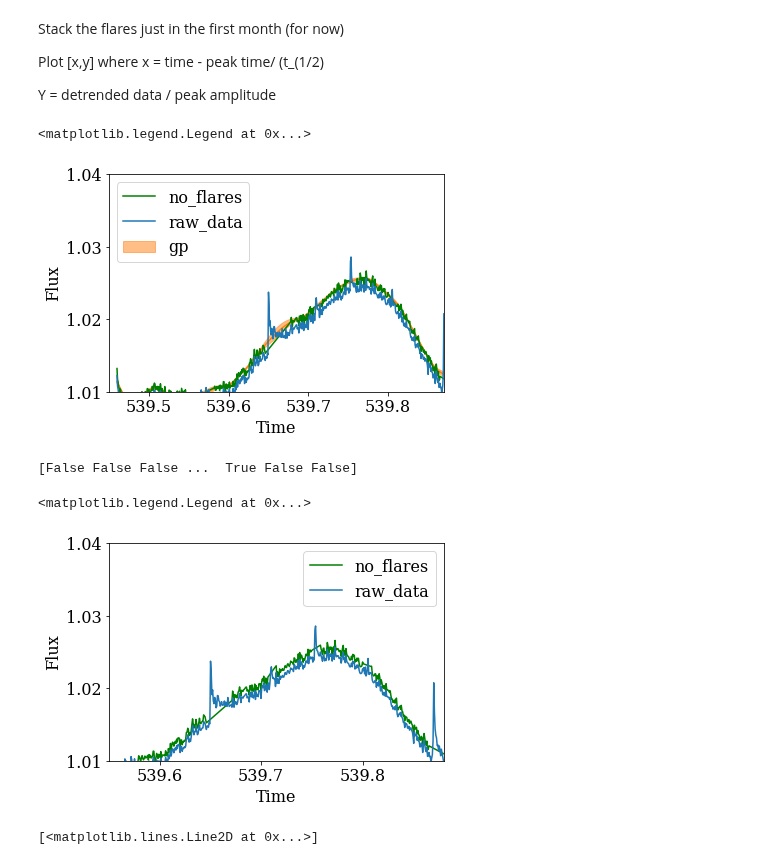
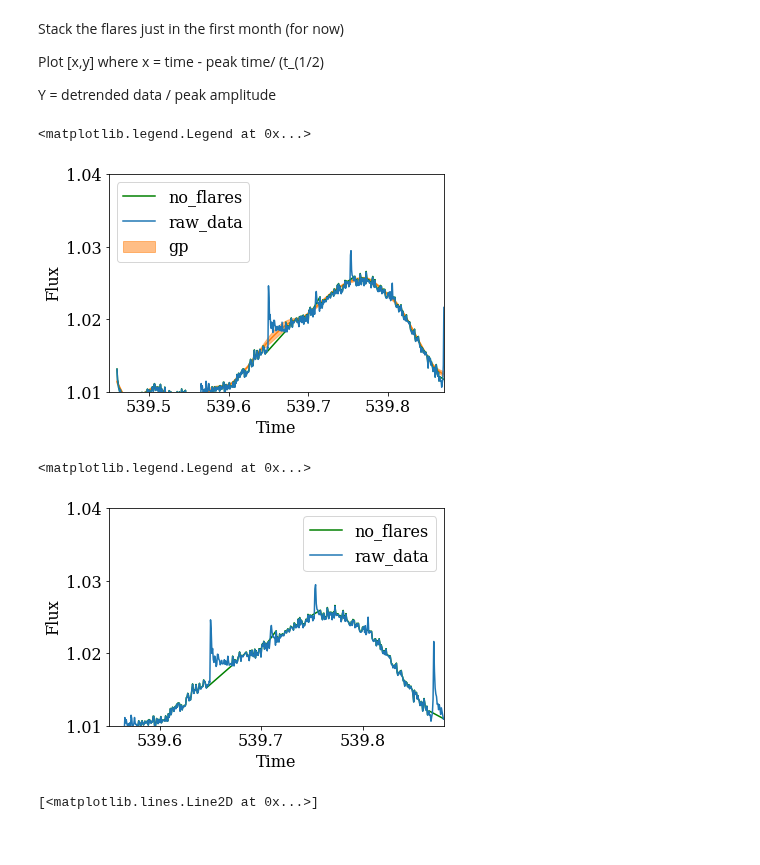
Before and after one commit to lupitatovar/flares, a Jupyter notebook: notebooks/stacked_flares.ipynb, the cells around one changed output. Cells and saved outputs as stored; diff of their text form; code cells hidden in the pictures.

```diff
--- a/notebooks/stacked_flares.ipynb
+++ b/notebooks/stacked_flares.ipynb
@@ -157,5 +157,13 @@ month2 = 1+((gj1243_collection[1].PDCSAP_FLUX.flux[no_flare_un_mes]  - np.nanmed
 #month3 = 1+((gj1243_collection[2].PDCSAP_FLUX.flux - np.nanmedian(gj1243_collection[2].PDCSAP_FLUX.flux))/(np.nanmedian(gj1243lc.flux)))
 #month4 = 1+((gj1243_collection[3].PDCSAP_FLUX.flux - np.nanmedian(gj1243_collection[3].PDCSAP_FLUX.flux))/(np.nanmedian(gj1243lc.flux)))
+# %%
+i = 0
+month1_median = np.nanmedian(gj1243_collection[i].PDCSAP_FLUX.flux[no_flare_un_mes])
+total_median = np.nanmedian(gj1243lc.flux[no_flares])
+
+month1_flux = 1 + (gj1243_collection[i].PDCSAP_FLUX.flux[no_flare_un_mes] - month1_median) / total_median
+
+raw_flux = 1+((gj1243_collection[0].PDCSAP_FLUX.flux - np.nanmedian(gj1243_collection[0].PDCSAP_FLUX.flux[no_flare_un_mes]))/(np.nanmedian(gj1243lc.flux)))
 # %%
 #WORK ON THIS
 
@@ -414,7 +409,7 @@ Y = detrended data / peak amplitude
 #zoom in on the first classical flare in the first quarter of data
 
 oneflare_x = gj1243_collection[0].time
-oneflare_y = 1+((gj1243_collection[0].PDCSAP_FLUX.flux - np.nanmedian(gj1243_collection[0].PDCSAP_FLUX.flux))/(np.nanmedian(gj1243lc.flux)))
+#oneflare_y = 1+((gj1243_collection[0].PDCSAP_FLUX.flux - np.nanmedian(gj1243_collection[0].PDCSAP_FLUX.flux))/(np.nanmedian(gj1243lc.flux)))
 #plt.plot(oneflare_x,oneflare_y)
 #plt.plot(gj1243_collection[0].time[f_mask_un_mes],
          #1+((gj1243_collection[0].PDCSAP_FLUX.flux[f_mask_un_mes] - np.nanmedian(gj1243_collection[0].PDCSAP_FLUX.flux[f_mask_un_mes]))/(np.nanmedian(gj1243lc.flux))),
@@ -429,27 +424,9 @@ plt.fill_between(gp_vals['time'], gp_vals['mean']+gp_vals['std'], gp_vals['mean'
 plt.xlabel("Time")
 plt.ylabel("Flux")
 
-plt.plot(un_mes.time[no_flare_un_mes],month1,color='g',label='no_flares')
-plt.plot(un_mes.time,
-         1+((gj1243_collection[0].PDCSAP_FLUX.flux - np.nanmedian(gj1243_collection[0].PDCSAP_FLUX.flux))/(np.nanmedian(gj1243lc.flux)))
-        ,label='raw_data')
+plt.plot(un_mes.time[no_flare_un_mes],month1_flux,color='g',label='no_flares')
+plt.plot(un_mes.time,raw_flux,label='raw_data')
 plt.legend()
 # %% [output]
 <matplotlib.legend.Legend at 0x...>
-[figure, old version]
+[figure, new version]
-# %%
-un_mes=gj1243_collection[0].PDCSAP_FLUX
-f_mask_un_mes = np.zeros_like(un_mes.time, dtype=bool)
-
-#mask array for one month of data
-for i in range(len(t_starts)):
-    dur = t_stops[i] - t_starts[i]
-    c1 = 0. #was.25 & .5
-    c2 = 0. #play with these buffers
-    buffer = (un_mes.time >= (t_starts[i] - c1*dur)) & (un_mes.time <= (t_stops[i] + c2*dur))
-    temp = (un_mes.time >= t_starts[i]) & (un_mes.time <= t_stops[i])
-    f_mask_un_mes = f_mask_un_mes + buffer
-print(f_mask_un_mes)
-no_flare_un_mes = np.where((f_mask_un_mes == False))[0]
-# %% [output]
-[False False False ...  True False False]
@@ -458,15 +433,13 @@ month1 = 1+((gj1243_collection[0].PDCSAP_FLUX.flux[no_flare_un_mes] - np.nanmedi
 # %%
 plt.xlim(539.55,539.88)
 plt.ylim(1.01,1.04)
 plt.xlabel("Time")
 plt.ylabel("Flux")
 
-plt.plot(un_mes.time[no_flare_un_mes],month1,color='g',label='no_flares')
-plt.plot(un_mes.time,
-         1+((gj1243_collection[0].PDCSAP_FLUX.flux - np.nanmedian(gj1243_collection[0].PDCSAP_FLUX.flux))/(np.nanmedian(gj1243lc.flux)))
-        ,label='raw_data')
+plt.plot(un_mes.time[no_flare_un_mes],month1_flux,color='g',label='no_flares')
+plt.plot(un_mes.time,raw_flux,label='raw_data')
 plt.legend()
 # %% [output]
 <matplotlib.legend.Legend at 0x...>
-[figure, old version]
+[figure, new version]
 # %%
```
Also changed, not shown: parts of 18 cells of this notebook.
